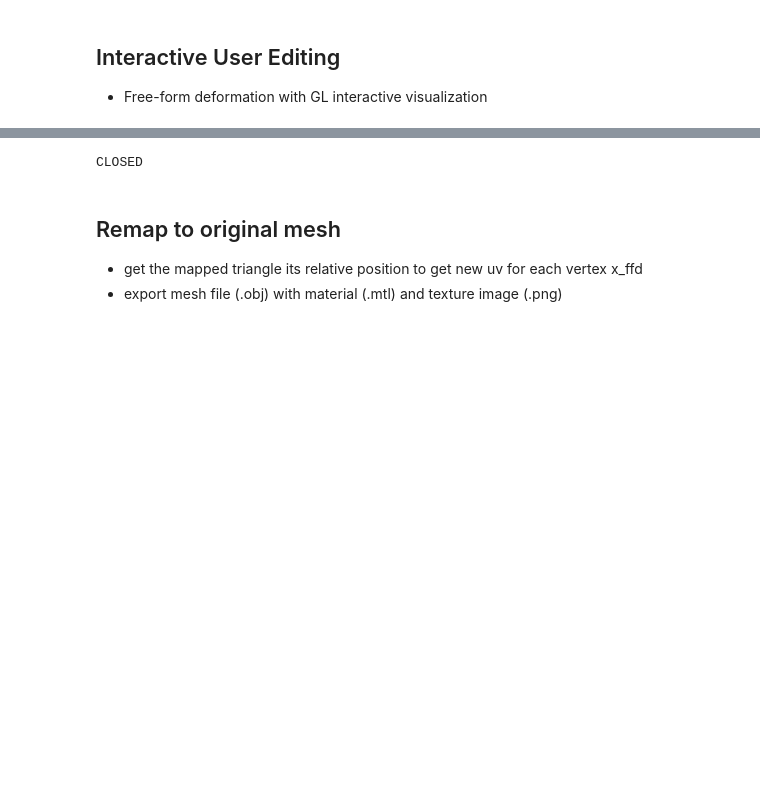
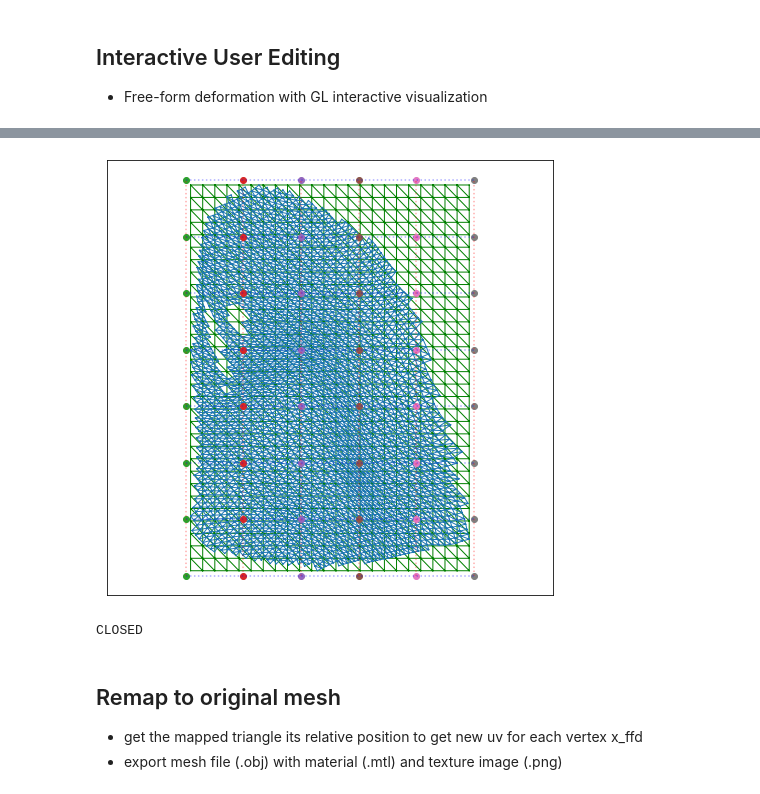
Before and after one commit to stnoh/InverseFFD, a Jupyter notebook: InverseFFD_ver6.ipynb, the cells around one changed output, grey strips where cells are left out. Saved outputs shown, nothing was run; the diff lists cells and outputs as text; code cells hidden in the pictures; blank space fills up the shorter version.

```diff
--- a/InverseFFD_ver6.ipynb
+++ b/InverseFFD_ver6.ipynb
@@ -967,3 +993,39 @@ plt.show()
+# %%
+fig, ax2 = plt.subplots(1, 1, figsize=(8,8))
+
+########################################
+## original mesh (for comparison)
+########################################
+ax2.set_xlim([u_min_vis, u_max_vis])
+ax2.set_ylim([v_min_vis, v_max_vis])
+
+ax2.triplot(new_u[:,0], new_u[:,1], new_tri, linewidth=1, color='green')
+
+ax2.triplot(u[:,0], u[:,1], tri, linewidth=1)
+
+## grid points
+ax2.plot(B_ix, B_jy, 'o')
+
+if True:
+    ax2.get_xaxis().set_visible(False)
+    ax2.get_yaxis().set_visible(False)
+
+## draw lines between grid points
+for Bx in B_i:
+    ax2.plot([Bx, Bx], [B_j[0], B_j[-1]], color='red', alpha=.33, linestyle=':')
+for By in B_j:
+    ax2.plot([B_i[0], B_i[-1]], [By, By], color='blue', alpha=.33, linestyle=':')
+
+#ax2.set_title('uv').set_fontsize(20)
+
+## really tight margin to save image
+if False:
+    plt.subplots_adjust(left=-0.00025, right=0.9985, top=1.0, bottom=0.0012)
+    plt.savefig("test.png")
+
+plt.show()
+# %% [output]
+[figure, added]
 # %%
 ## read texture image
 filename = 'data/redtartan.png'
```
Also changed, not shown: parts of 13 cells of this notebook.
